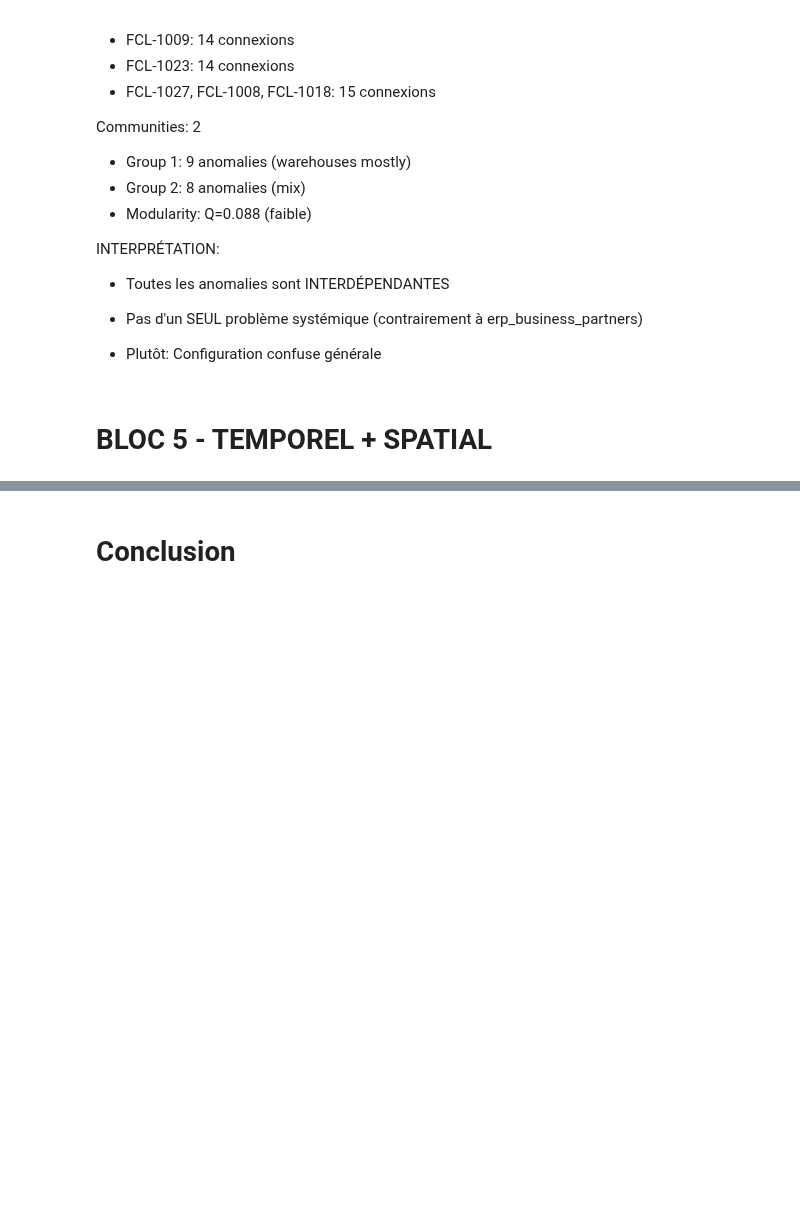
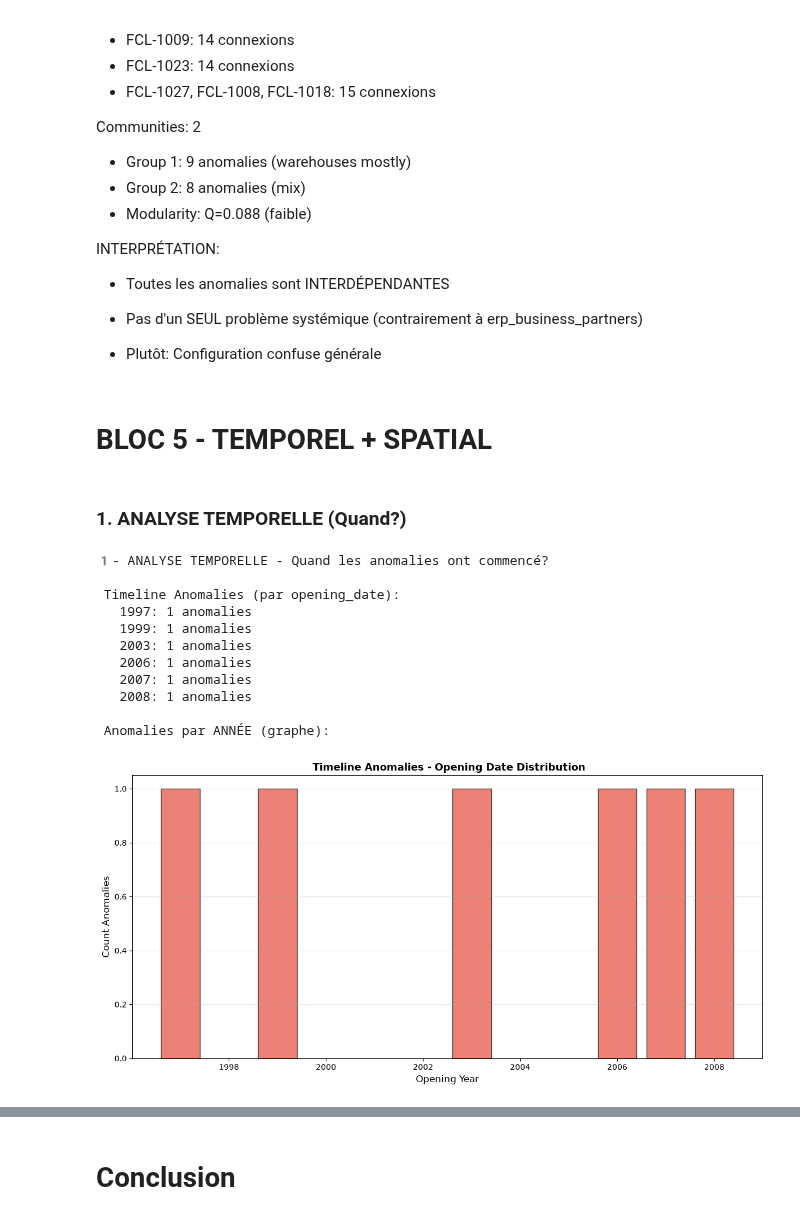
Before and after one commit to HananeDjouadi/G05-DataMining-2627, a Jupyter notebook: data/logistics/erp_facilities.ipynb, the cells around one changed output, grey strips where cells are left out. Saved outputs shown, nothing was run; the diff lists cells and outputs as text; code cells hidden in the pictures; blank space fills up the shorter version.

Commit message:
bloc4,5: graphes+temporel+spacial terminee, pas danomalie flagrante?? bizarre, mais il faut verifier qlq truc -> erp_facilities

```diff
--- a/data/logistics/erp_facilities.ipynb
+++ b/data/logistics/erp_facilities.ipynb
@@ -1602,3 +1538,38 @@ INTERPRÉTATION:
 - Plutôt: Configuration confuse générale
 # %% [markdown]
 # BLOC 5 - TEMPOREL + SPATIAL
+# %% [markdown]
+### 1. ANALYSE TEMPORELLE (Quand?)
+# %%
+print("1️- ANALYSE TEMPORELLE - Quand les anomalies ont commencé?\n")
+
+anomalies['opening_year'] = pd.to_datetime(anomalies['opening_date']).dt.year
+
+print(" Timeline Anomalies (par opening_date):")
+for year, count in sorted(anomalies['opening_year'].value_counts().items()):
+    print(f"   {year}: {count} anomalies")
+
+print("\n Anomalies par ANNÉE (graphe):")
+year_dist = anomalies['opening_year'].value_counts().sort_index()
+
+fig, ax = plt.subplots(figsize=(12, 6))
+ax.bar(year_dist.index, year_dist.values, color='#e74c3c', edgecolor='black', alpha=0.7)
+ax.set_xlabel('Opening Year', fontsize=12)
+ax.set_ylabel('Count Anomalies', fontsize=12)
+ax.set_title(' Timeline Anomalies - Opening Date Distribution', fontsize=13, fontweight='bold')
+ax.grid(True, alpha=0.3, axis='y')
+plt.tight_layout()
+plt.show()
+# %% [output]
+1️- ANALYSE TEMPORELLE - Quand les anomalies ont commencé?
+
+ Timeline Anomalies (par opening_date):
+   1997: 1 anomalies
+   1999: 1 anomalies
+   2003: 1 anomalies
+   2006: 1 anomalies
+   2007: 1 anomalies
+   2008: 1 anomalies
+
+ Anomalies par ANNÉE (graphe):
+[figure, added]
```
Also changed, not shown: parts of 23 cells of this notebook, 1 other file.
